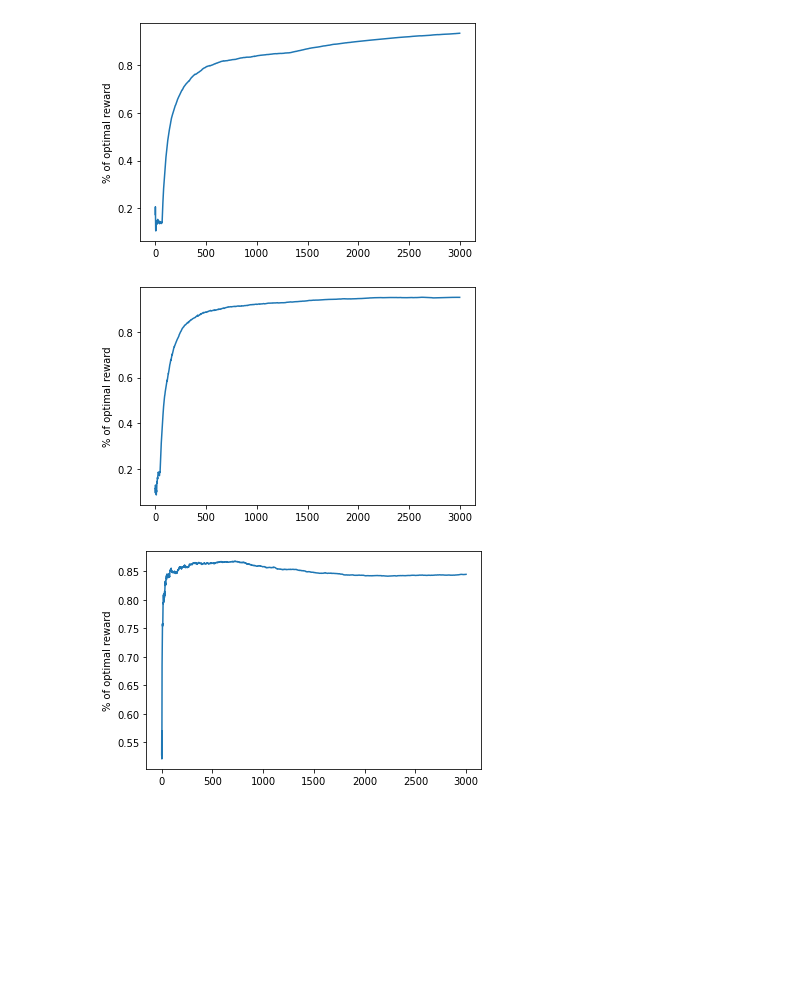
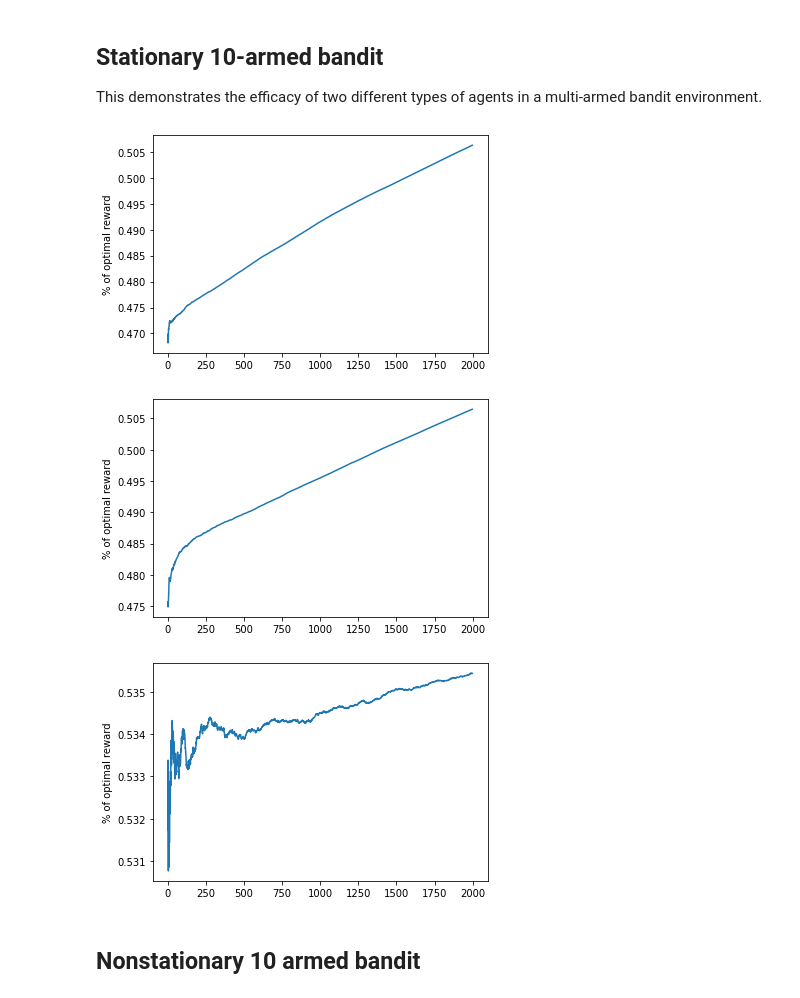
Before and after one commit to jack-michaud/reinforcement-learning, a Jupyter notebook: Bandit-Demo.ipynb, the cells around one changed output. Cells and saved outputs as stored; diff of their text form; code cells hidden in the pictures; blank space fills up the shorter version.

Commit message:
feat(Bandit-Demo): show average of rewards over 2k runs and start demonstrating nonstationary bandit

```diff
--- a/Bandit-Demo.ipynb
+++ b/Bandit-Demo.ipynb
@@ -1 +1,5 @@
+# %% [markdown]
+## Stationary 10-armed bandit
+
+This demonstrates the efficacy of two different types of agents in a multi-armed bandit environment.
 # %%
@@ -3,38 +8,59 @@ from nbandit.run import EpsilonGreedySampleAveragesAgent, SoftmaxAgent, generate
 # %%
 from matplotlib import pyplot as plt
+# %%
+import numpy
+def get_average_of_runs(runs):
+    return numpy.average(runs, 0)
+
+def get_optimal_reward(bandit):
+    optimal_reward = max(list(map(lambda lever: lever[0](), bandit)))
+    return optimal_reward
 # %%
 n = 10
-bandit = generate_bandit(n)
 
-def plot_optimality_of_agent(agent):
+def plot_optimality_of_agent(agent, bandit_function, refresh_reward_every_step=False, run_count=2000):
 
-    optimal_reward = max(list(map(lambda lever: lever[0], bandit)))
+    runs = []
+    for run in range(run_count):
+        bandit = bandit_function(n)
+        optimal_reward = get_optimal_reward(bandit)
 
-    rewards = []
+        rewards = []
 
-    total_rewards = 0
+        total_rewards = 0
+        total_optimal_rewards = 0
 
-    for step in range(1, 3001):
-        reward, action = agent.step(bandit)
-        total_rewards += reward
+        for step in range(1, 2000):
+            reward, action = agent.step(bandit)
+            total_rewards += reward
 
-        rewards.append(total_rewards / (optimal_reward * step))
+            if refresh_reward_every_step:
+                optimal_reward = get_optimal_reward(bandit)
+            total_optimal_rewards += optimal_reward
+            if optimal_reward == 0:
+                rewards.append(1.0)
+            else:
+                rewards.append(total_rewards / total_optimal_rewards)
 
-    plt.plot(rewards)
+        runs.append(rewards)
+
+    plt.plot(get_average_of_runs(runs))
     plt.ylabel("% of optimal reward")
     plt.show()
 # %%
 agent = EpsilonGreedySampleAveragesAgent(n, 0.01)
-plot_optimality_of_agent(agent)
+plot_optimality_of_agent(agent, generate_bandit)
 # %% [output]
-[figure, old version]
+[figure, new version]
 # %%
 agent = EpsilonGreedySampleAveragesAgent(n, 0.1)
-plot_optimality_of_agent(agent)
+plot_optimality_of_agent(agent, generate_bandit)
 # %% [output]
-[figure, old version]
+[figure, new version]
 # %%
 agent = SoftmaxAgent(n)
-plot_optimality_of_agent(agent)
+plot_optimality_of_agent(agent, generate_bandit)
 # %% [output]
-[figure, old version]
+[figure, new version]
+# %% [markdown]
+## Nonstationary 10 armed bandit
```
Also changed, not shown: parts of 5 cells of this notebook.
